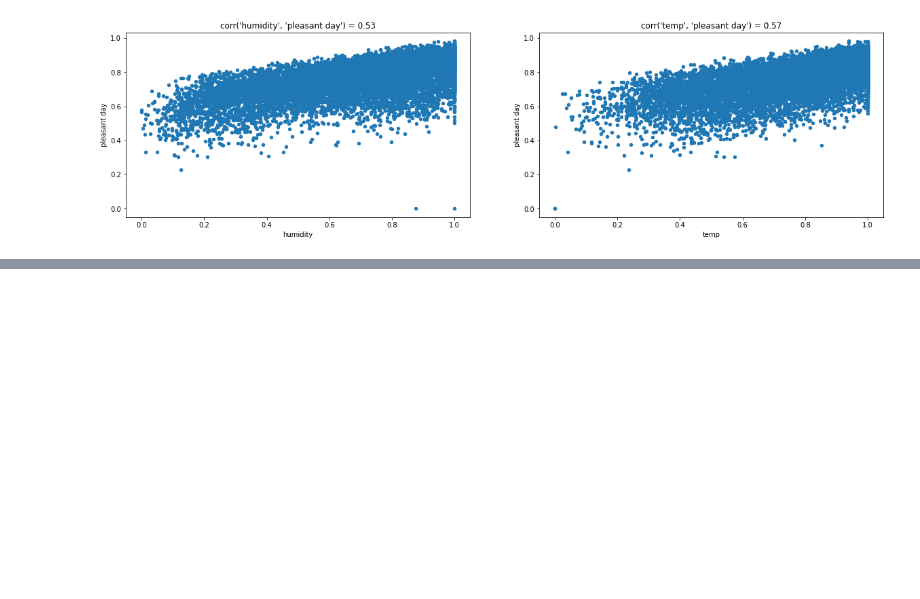
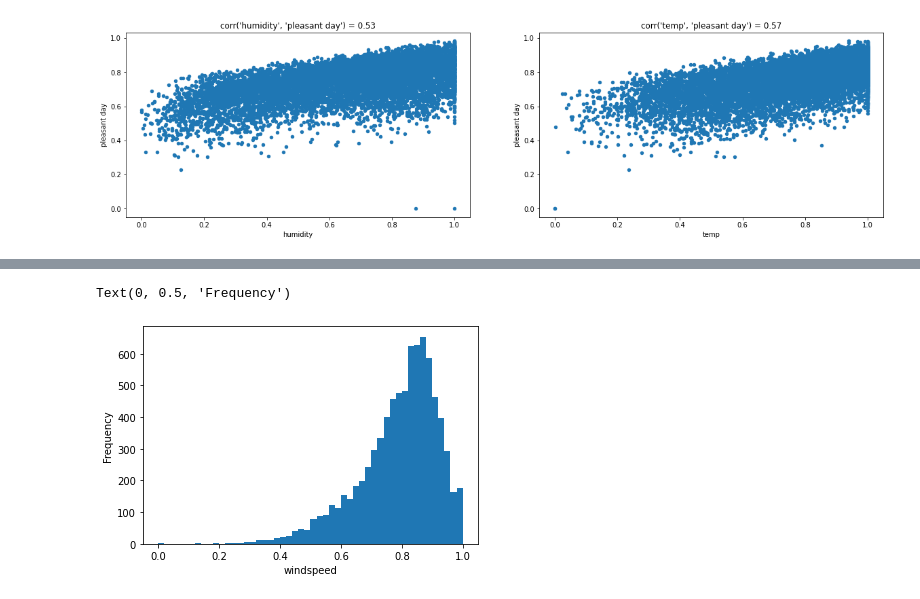
Before and after one commit to GalDear/Data-science-Weather, a Jupyter notebook: main.ipynb, the cells around one changed output, grey strips where cells are left out. Saved outputs shown, nothing was run; the diff lists cells and outputs as text; code cells hidden in the pictures; blank space fills up the shorter version.

```diff
--- a/main.ipynb
+++ b/main.ipynb
@@ -153,0 +174,7 @@ high_correlated_scatters(norm_df)
+# %%
+plt.hist(norm_df.windspeed,bins=50)
+plt.xlabel("windspeed")
+plt.ylabel("Frequency")
+# %% [output]
+Text(0, 0.5, 'Frequency')
+[figure, added]
```
Also changed, not shown: parts of 4 cells of this notebook, 11 other files.
